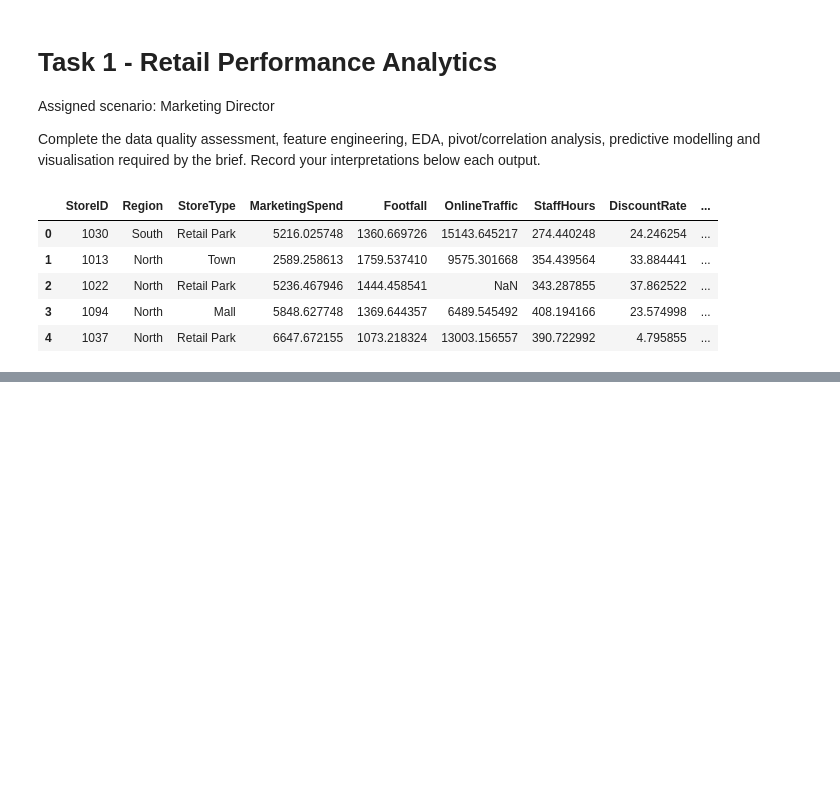
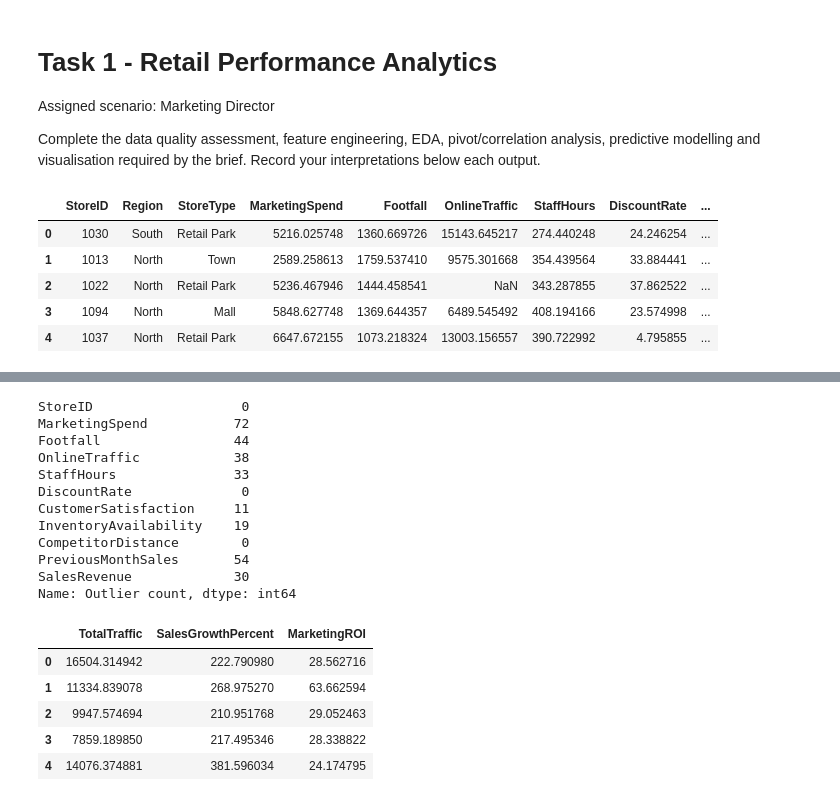
Before and after one commit to n00230867/RA-CA1, a Jupyter notebook: tasks/01_task1_retail_performance.ipynb, the cells around one changed output, grey strips where cells are left out. Cells and saved outputs as stored; diff of their text form; code cells hidden in the pictures; blank space fills up the shorter version.

```diff
--- a/tasks/01_task1_retail_performance.ipynb
+++ b/tasks/01_task1_retail_performance.ipynb
@@ -80,0 +85,42 @@ np.int64(100)
+# %%
+# Investigate outliers using the IQR rule.
+numeric_columns = retail.select_dtypes(include='number').columns
+outlier_counts = {}
+
+for column in numeric_columns:
+    q1 = retail[column].quantile(0.25)
+    q3 = retail[column].quantile(0.75)
+    iqr = q3 - q1
+    lower_limit = q1 - 1.5 * iqr
+    upper_limit = q3 + 1.5 * iqr
+    outlier_counts[column] = ((retail[column] < lower_limit) | (retail[column] > upper_limit)).sum()
+
+display(pd.Series(outlier_counts, name='Outlier count'))
+
+# Handle the missing OnlineTraffic value(s) with the median.
+retail['OnlineTraffic'] = retail['OnlineTraffic'].fillna(retail['OnlineTraffic'].median())
+    # Three justified engineered features.
+retail['TotalTraffic'] = retail['Footfall'] + retail['OnlineTraffic']
+retail['SalesGrowthPercent'] = ((retail['SalesRevenue'] - retail['PreviousMonthSales']) / retail['PreviousMonthSales']) * 100
+retail['MarketingROI'] = retail['SalesRevenue'] / retail['MarketingSpend']
+
+display(retail[['TotalTraffic', 'SalesGrowthPercent', 'MarketingROI']].head())
+# %% [output]
+StoreID                   0
+MarketingSpend           72
+Footfall                 44
+OnlineTraffic            38
+StaffHours               33
+DiscountRate              0
+CustomerSatisfaction     11
+InventoryAvailability    19
+CompetitorDistance        0
+PreviousMonthSales       54
+SalesRevenue             30
+Name: Outlier count, dtype: int64
+|  | TotalTraffic | SalesGrowthPercent | MarketingROI |
+| 0 | 16504.314942 | 222.790980 | 28.562716 |
+| 1 | 11334.839078 | 268.975270 | 63.662594 |
+| 2 | 9947.574694 | 210.951768 | 29.052463 |
+| 3 | 7859.189850 | 217.495346 | 28.338822 |
+| 4 | 14076.374881 | 381.596034 | 24.174795 |
```
Also changed, not shown: parts of 3 cells of this notebook.
